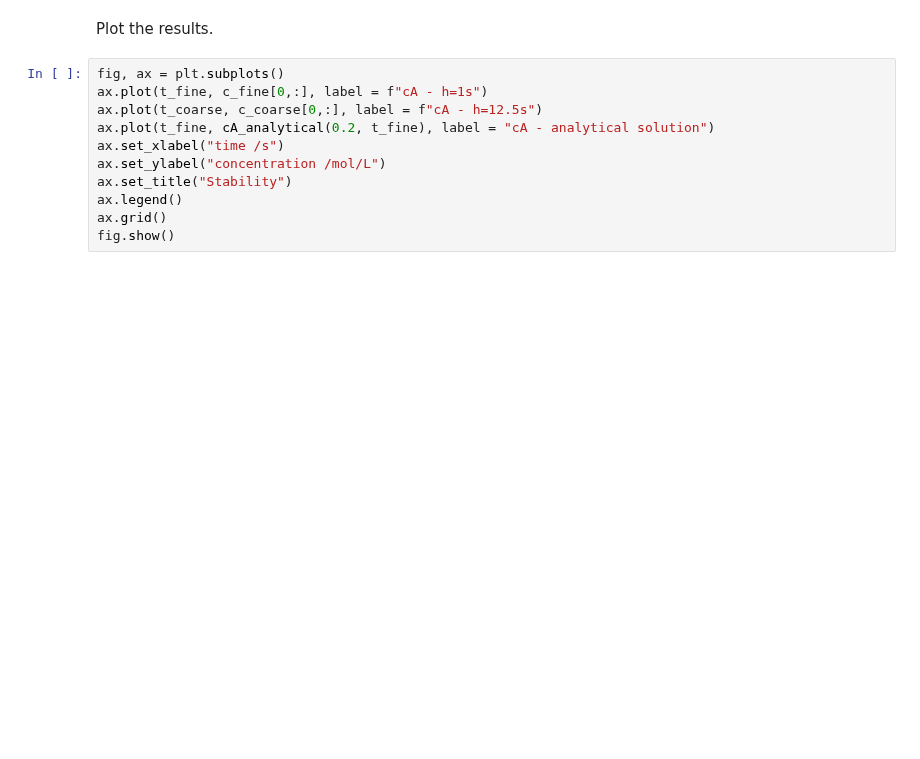
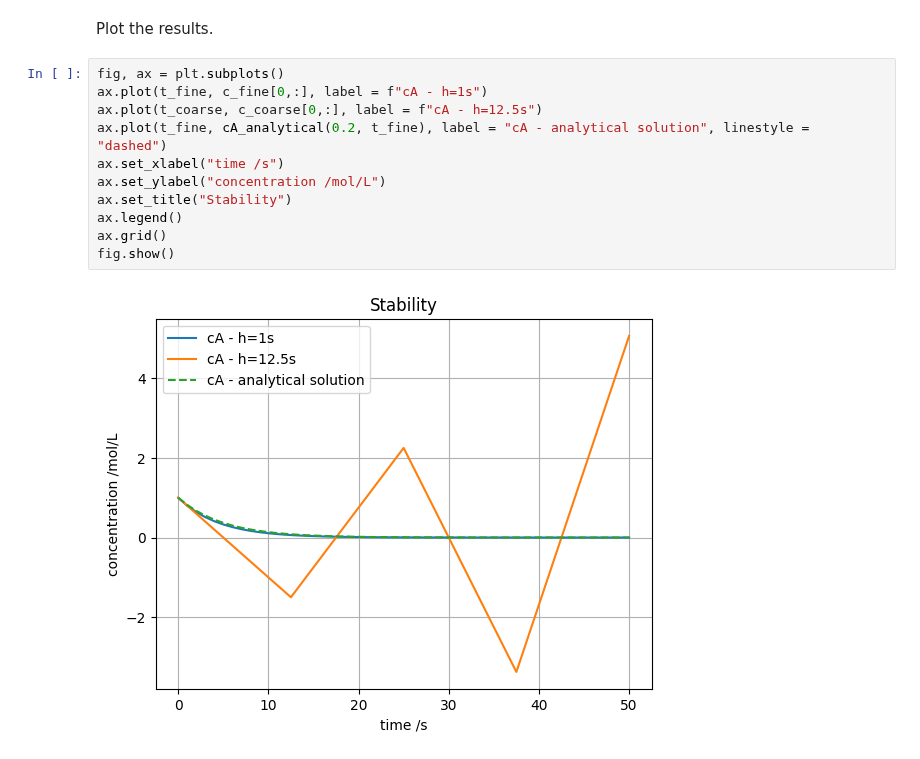
Before and after one commit to process-intelligence-research/computational_practicum_lecture_coding, a Jupyter notebook: q1_lecture_5/04_stability.ipynb, the cells around one changed output. Saved outputs shown, nothing was run; the diff lists cells and outputs as text; blank space fills up the shorter version.

```diff
--- a/q1_lecture_5/04_stability.ipynb
+++ b/q1_lecture_5/04_stability.ipynb
@@ -59,11 +59,13 @@ Plot the results.
 # %%
 fig, ax = plt.subplots()
 ax.plot(t_fine, c_fine[0,:], label = f"cA - h=1s")
 ax.plot(t_coarse, c_coarse[0,:], label = f"cA - h=12.5s")
-ax.plot(t_fine, cA_analytical(0.2, t_fine), label = "cA - analytical solution")
+ax.plot(t_fine, cA_analytical(0.2, t_fine), label = "cA - analytical solution", linestyle = "dashed")
 ax.set_xlabel("time /s")
 ax.set_ylabel("concentration /mol/L")
 ax.set_title("Stability")
 ax.legend()
 ax.grid()
 fig.show()
+# %% [output]
+[figure, added]
```
Also changed, not shown: 1 other file.
